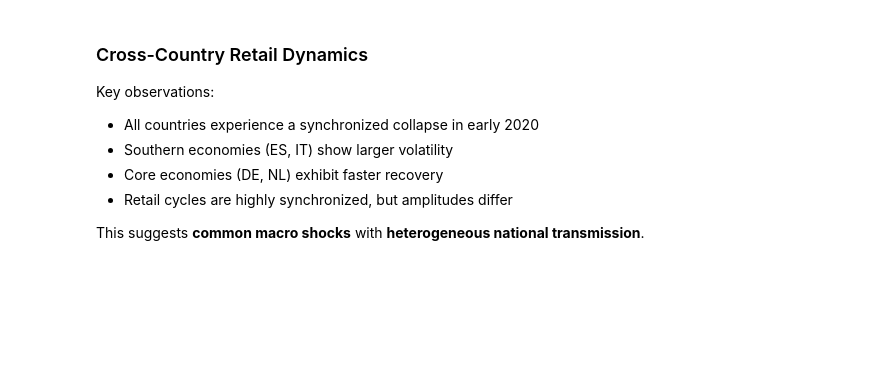
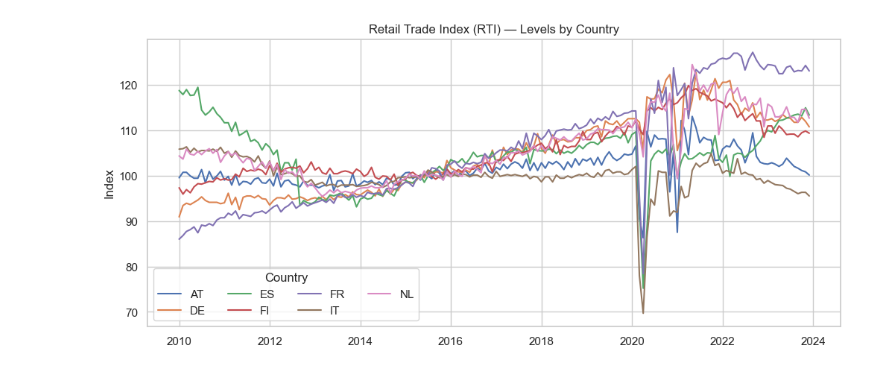
Before and after one commit to gsanaev/retail-data-intelligence, a Jupyter notebook: notebooks/02_retail_dynamics.ipynb, the cells around one changed output. Cells and saved outputs as stored; diff of their text form; code cells hidden in the pictures; blank space fills up the shorter version.

Commit message:
Finalize macro analysis notebooks and add ML perspectives

```diff
--- a/notebooks/02_retail_dynamics.ipynb
+++ b/notebooks/02_retail_dynamics.ipynb
@@ -79,11 +45,16 @@ plt.show()
-# %% [markdown]
-### Cross-Country Retail Dynamics
-
-Key observations:
-
-- All countries experience a synchronized collapse in early 2020
-- Southern economies (ES, IT) show larger volatility
-- Core economies (DE, NL) exhibit faster recovery
-- Retail cycles are highly synchronized, but amplitudes differ
-
-This suggests **common macro shocks** with **heterogeneous national transmission**.
+# %%
+plt.figure(figsize=(12, 5))
+sns.lineplot(
+    data=df,
+    x="month_dt",
+    y="rti_index",
+    hue="country",
+    linewidth=1.5
+)
+plt.title("Retail Trade Index (RTI) — Levels by Country")
+plt.xlabel("")
+plt.ylabel("Index")
+plt.legend(title="Country", ncol=4)
+plt.show()
+# %% [output]
+[figure, added]
```
Also changed, not shown: parts of 24 cells of this notebook, 8 other files.
